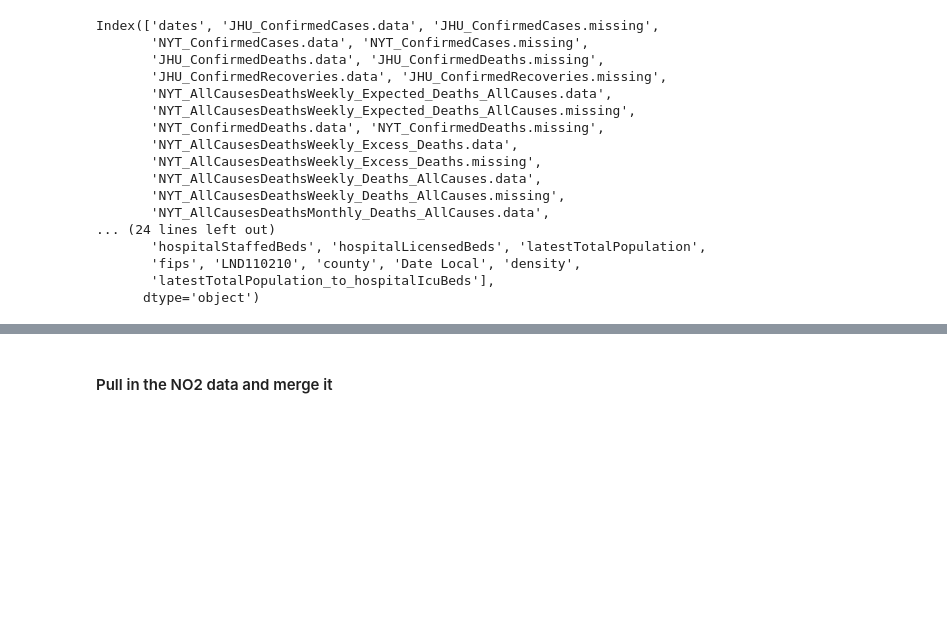
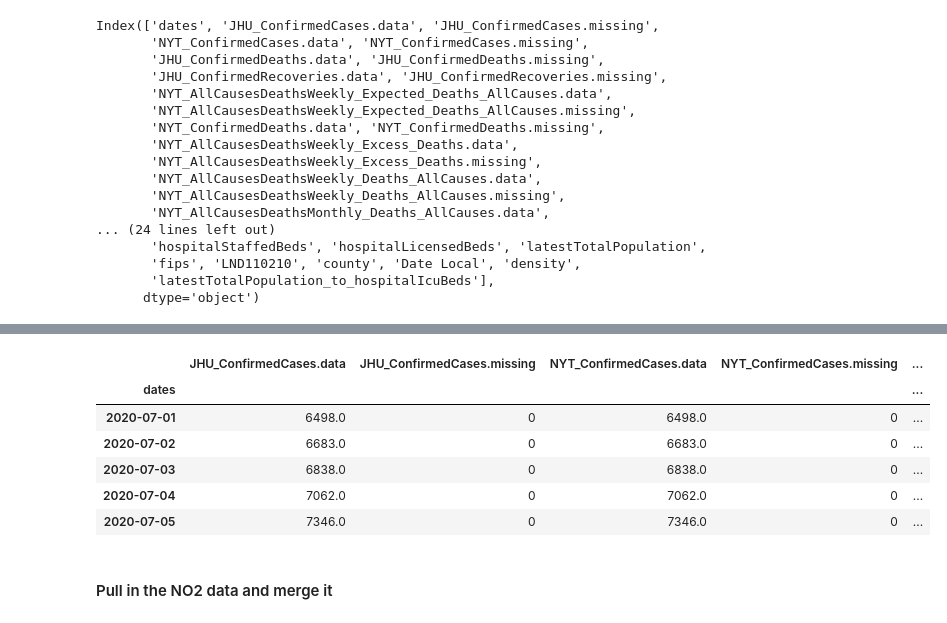
Before and after one commit to richstrouss/capstone, a Jupyter notebook: data/covid/covid_data_analysis.ipynb, the cells around one changed output, grey strips where cells are left out. Cells and saved outputs as stored; diff of their text form; code cells hidden in the pictures; blank space fills up the shorter version.

```diff
--- a/data/covid/covid_data_analysis.ipynb
+++ b/data/covid/covid_data_analysis.ipynb
@@ -267,3 +269,16 @@ display(corr)
+# %%
+file = './processed_data/county_merged_parts/Yuma_Arizona_UnitedStates.pkl'
+df = pd.read_pickle(file)
+df = df[df.index > '2020-06-30']
+df[:5] #['JHU_ConfirmedCases.data', 'NYT_ConfirmedCases.data']
+# %% [output]
+|  | JHU_ConfirmedCases.data | JHU_ConfirmedCases.missing | NYT_ConfirmedCases.data | NYT_ConfirmedCases.missing | ... |
+| dates |  |  |  |  | ... |
+| 2020-07-01 | 6498.0 | 0 | 6498.0 | 0 | ... |
+| 2020-07-02 | 6683.0 | 0 | 6683.0 | 0 | ... |
+| 2020-07-03 | 6838.0 | 0 | 6838.0 | 0 | ... |
+| 2020-07-04 | 7062.0 | 0 | 7062.0 | 0 | ... |
+| 2020-07-05 | 7346.0 | 0 | 7346.0 | 0 | ... |
 # %% [markdown]
 #### Pull in the NO2 data and merge it
 # %%
```
Also changed, not shown: parts of 2 cells of this notebook.
